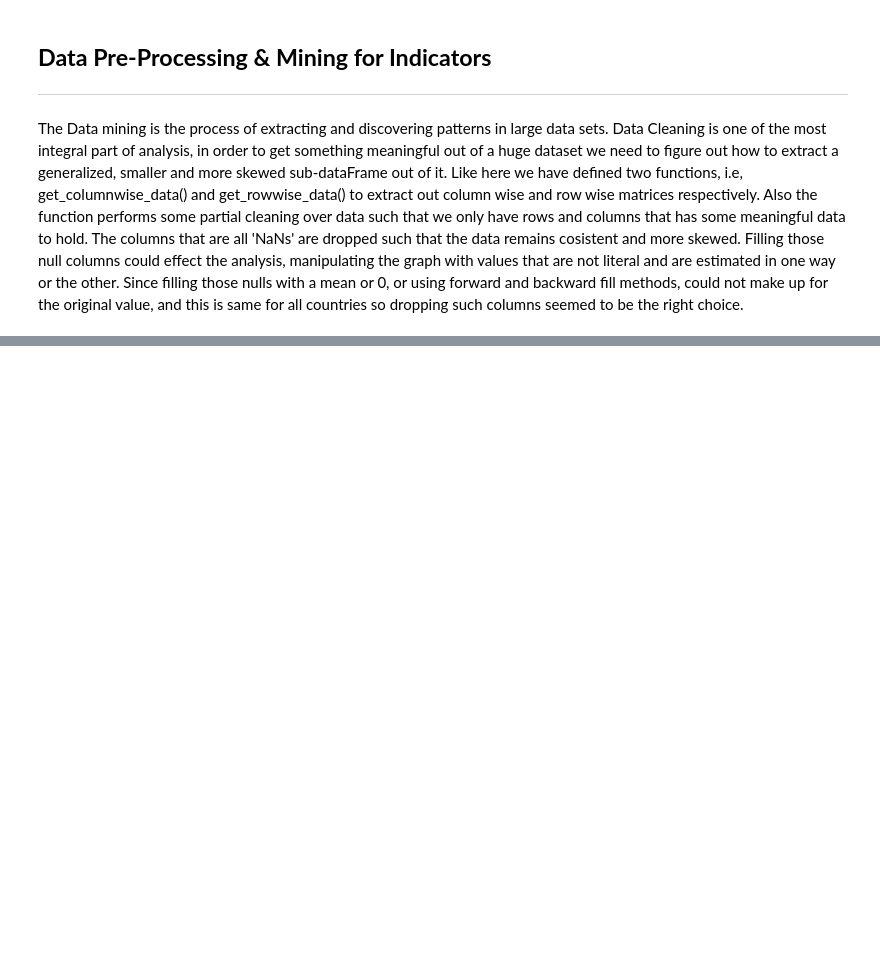
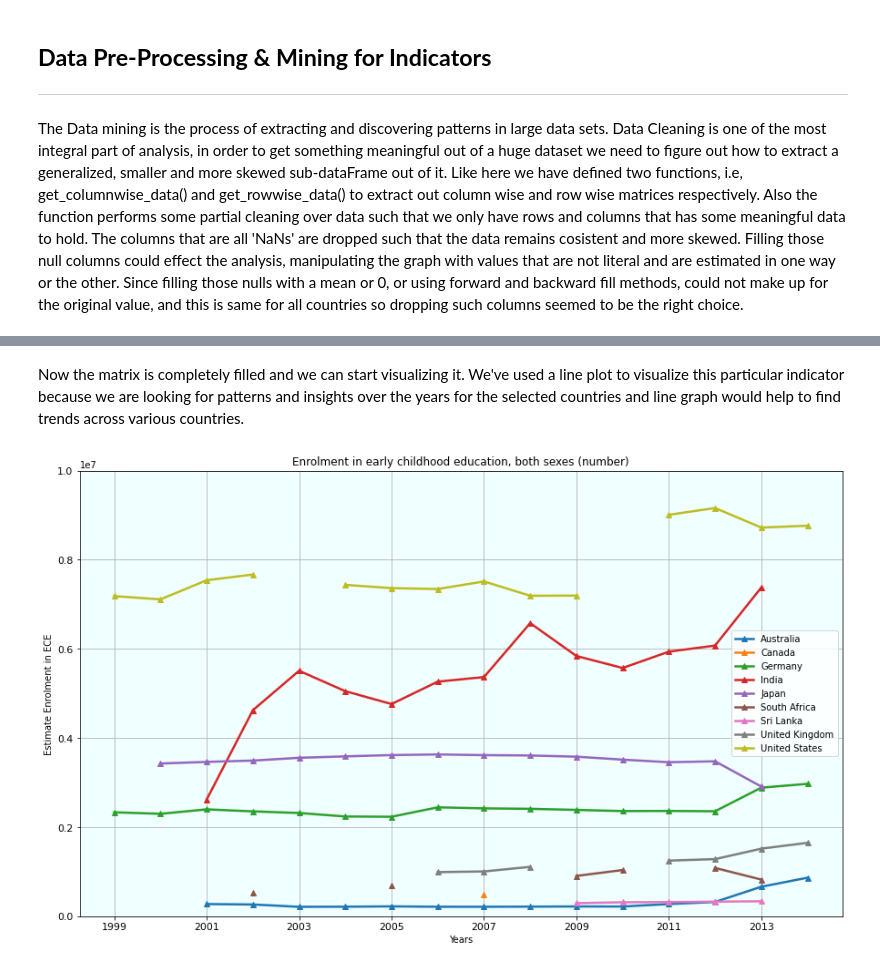
Before and after one commit to DS-Shubham-Pandey/World-Bank-Global-Education-Analysis, a Jupyter notebook: World_Bank_Global_Education_Analysis_Capstone_Project.ipynb, the cells around one changed output, grey strips where cells are left out. Saved outputs shown, nothing was run; the diff lists cells and outputs as text; code cells hidden in the pictures; blank space fills up the shorter version.

```diff
--- a/World_Bank_Global_Education_Analysis_Capstone_Project.ipynb
+++ b/World_Bank_Global_Education_Analysis_Capstone_Project.ipynb
@@ -244,0 +371,10 @@ The Data mining is the process of extracting and discovering patterns in large d
+# %%
+# Calling the get_columnwise_data() to get a columnwise matrix along with the title
+# for first indicator in the 'Indicators' list.
+Indicator1 , Title1  = get_columnwise_data(Indicators[0])
+
+# Displaying Title of Indicator.
+print(Title1)
+
+# Displaying the DataFrame recieved.
+Indicator1
@@ -244,0 +400,23 @@ The Data mining is the process of extracting and discovering patterns in large d
+# %% [markdown]
+Now the matrix is completely filled and we can start visualizing it. We've used a line plot to visualize this particular indicator because we are looking for patterns and insights over the years for the selected countries and line graph would help to find trends across various countries.
+# %%
+# Using plot() from pandas module to plot a line graph,
+# this plot function is just the extension to the plot() in matplotlib.
+
+Indicator1.plot(x = "Year", kind='line', title = Title1,
+                xlabel = "Years", ylabel = "Estimate Enrolment in ECE",
+                ylim = (0, 1e7), figsize=(15,9), fontsize = 11,
+                grid = True, linewidth = 2.5,
+                marker = "^").patch.set_facecolor('#f0ffff')
+
+# Above function will create and display the graph after successful execution.
+# Also we've called another function i.e., patch.set_facecolor() with the plot object,
+# this helps us to change the background colour of the plot.
+# kind:- Type of graph.
+# ylabel and xlabel:- Label of Y-axis and x-axis.
+# ylim:- Limit for Y-axis values.
+# grid:- 'True' for displaying grid.
+# linewidth:- thickness of trend lines.
+# marker:- used to show a trend or mark an important value.
+# %% [output]
+[figure, added]
```
Also changed, not shown: parts of 26 cells of this notebook.
